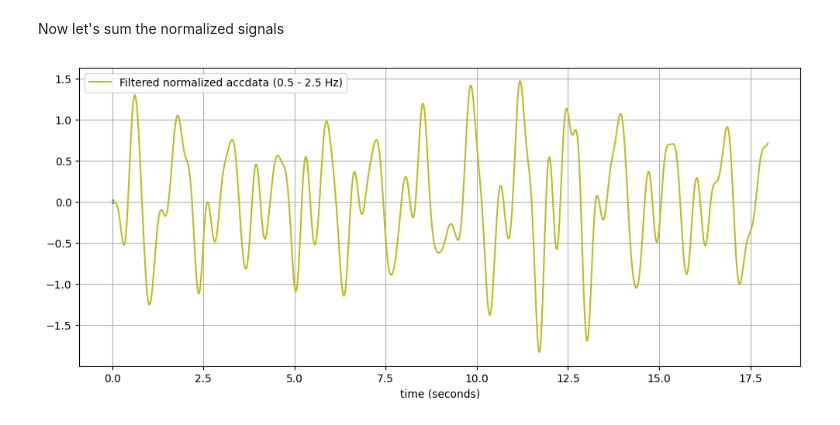
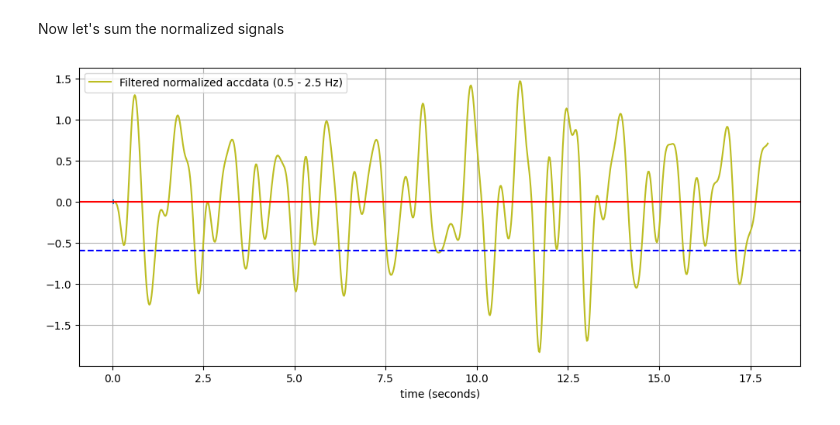
Before and after one commit to rickgladwin/applied_ai_challenges, a Jupyter notebook: week_1_wearable_step_counter.ipynb, the cells around one changed output. Cells and saved outputs as stored; diff of their text form; code cells hidden in the pictures.

Commit message:
set cycle threshold and count threshold crosses and walking rate

```diff
--- a/week_1_wearable_step_counter.ipynb
+++ b/week_1_wearable_step_counter.ipynb
@@ -500,14 +500,18 @@ Now let's sum the normalized signals
 # %%
 acc_sum = x_normalized + y_normalized + z_normalized
 plt.figure(7, figsize=(12, 5))
 plt.plot(time_series, acc_sum, label=f"Filtered normalized accdata ({lowcut} - {highcut} Hz)", color=y_color_2)
+
+plt.axhline(y = acc_sum.mean(), color='r', linestyle='-')
+cycle_cross_height = -0.595
+plt.axhline(y = cycle_cross_height, color='blue', linestyle='--')
 
 plt.xlabel('time (seconds)')
 plt.hlines([-a, a], 0, T, linestyles='--')
 plt.grid(True)
 plt.axis('tight')
 plt.legend(loc='upper left')
 
 plt.show()
 # %% [output]
-[figure, old version]
+[figure, new version]
```
Also changed, not shown: parts of 3 cells of this notebook.
